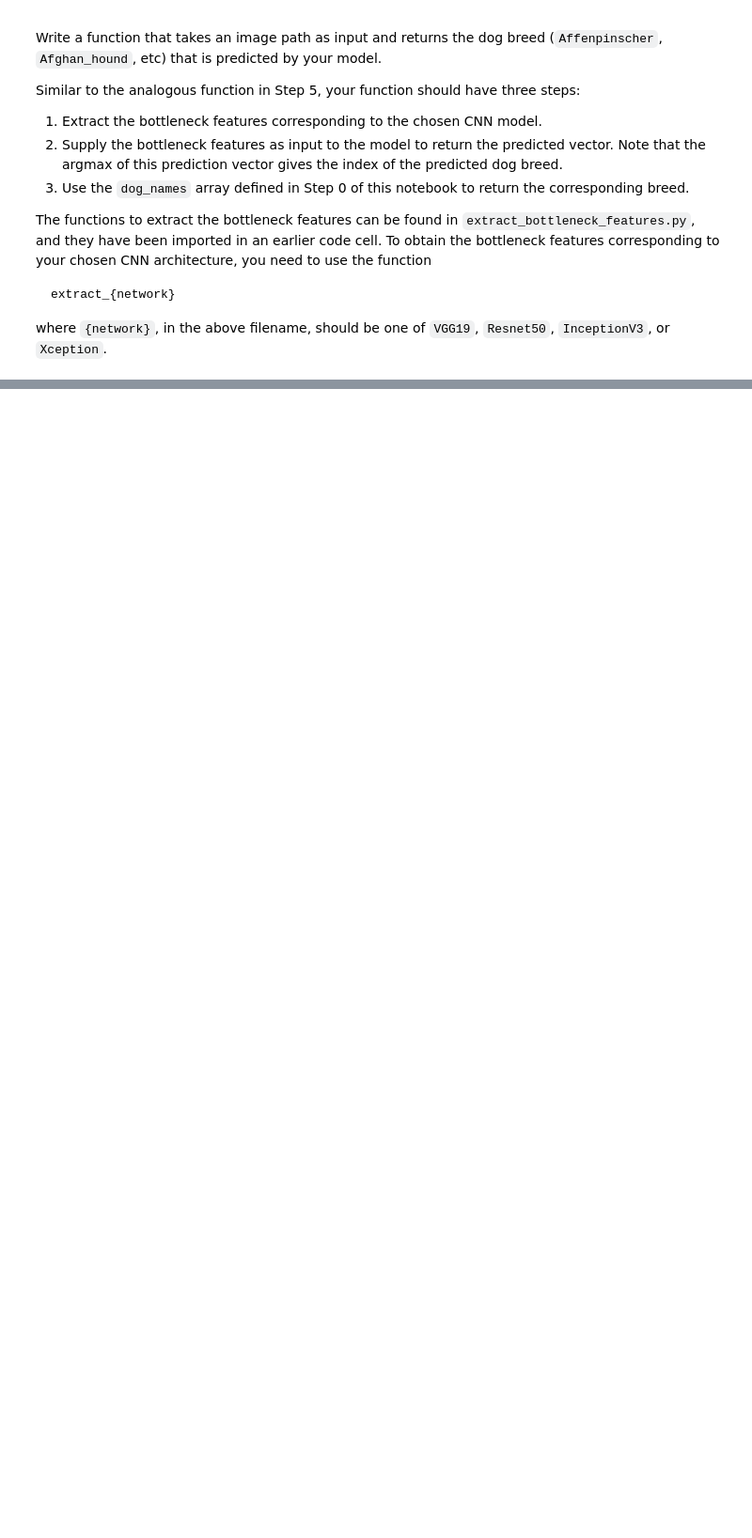
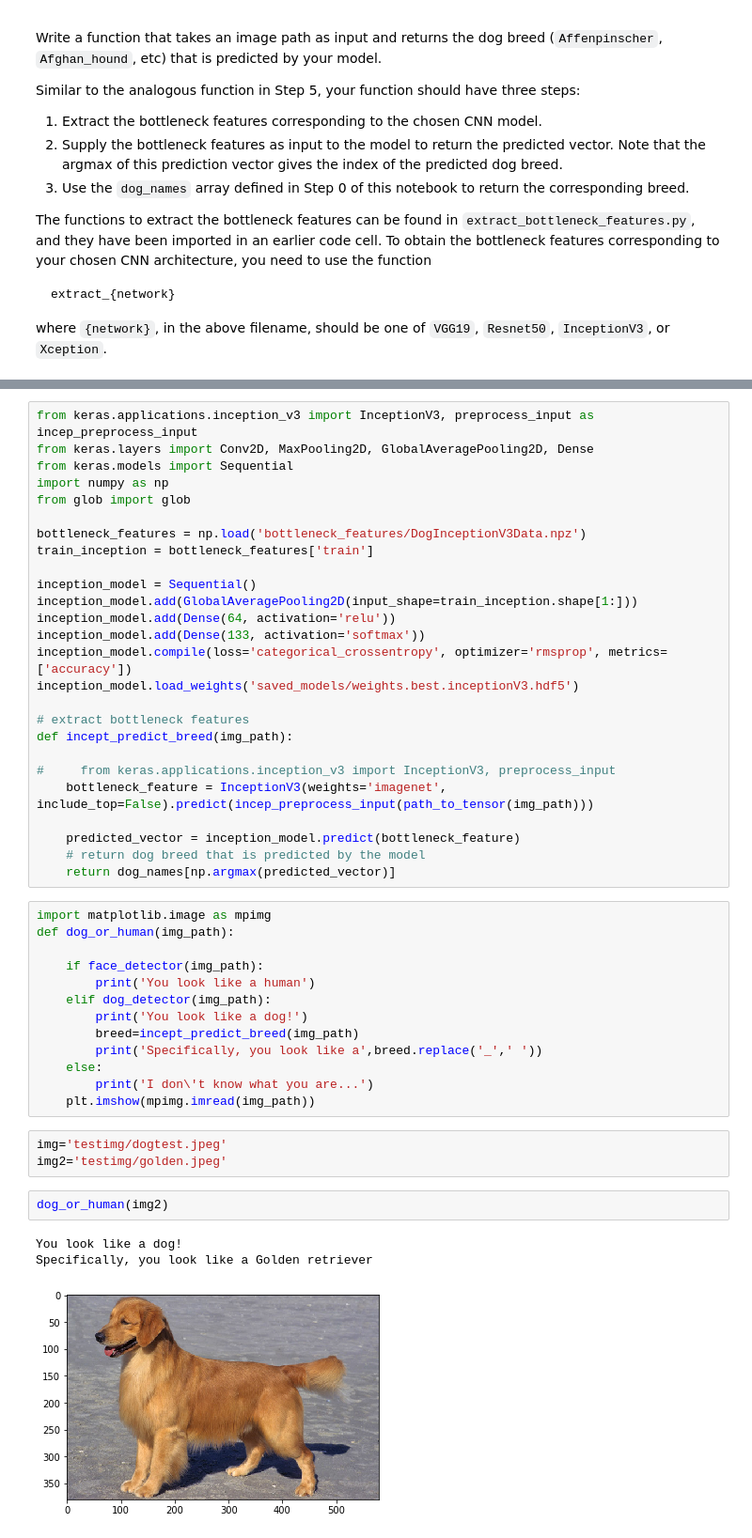
Before and after one commit to mccormd1/Dog_Breed_CNN, a Jupyter notebook: dog_app.ipynb, the cells around one changed output, grey strips where cells are left out. Shown at 94% size. Cells and saved outputs as stored; diff of their text form; blank space fills up the shorter version.

```diff
--- a/dog_app.ipynb
+++ b/dog_app.ipynb
@@ -676,0 +792,48 @@ Some sample output for our algorithm is provided below, but feel free to design
+# %%
+from keras.applications.inception_v3 import InceptionV3, preprocess_input as incep_preprocess_input
+from keras.layers import Conv2D, MaxPooling2D, GlobalAveragePooling2D, Dense
+from keras.models import Sequential
+import numpy as np
+from glob import glob
+
+bottleneck_features = np.load('bottleneck_features/DogInceptionV3Data.npz')
+train_inception = bottleneck_features['train']
+
+inception_model = Sequential()
+inception_model.add(GlobalAveragePooling2D(input_shape=train_inception.shape[1:]))
+inception_model.add(Dense(64, activation='relu'))
+inception_model.add(Dense(133, activation='softmax'))
+inception_model.compile(loss='categorical_crossentropy', optimizer='rmsprop', metrics=['accuracy'])
+inception_model.load_weights('saved_models/weights.best.inceptionV3.hdf5')
+
+# extract bottleneck features
+def incept_predict_breed(img_path):
+
+#     from keras.applications.inception_v3 import InceptionV3, preprocess_input
+    bottleneck_feature = InceptionV3(weights='imagenet', include_top=False).predict(incep_preprocess_input(path_to_tensor(img_path)))
+
+    predicted_vector = inception_model.predict(bottleneck_feature)
+    # return dog breed that is predicted by the model
+    return dog_names[np.argmax(predicted_vector)]
+# %%
+import matplotlib.image as mpimg
+def dog_or_human(img_path):
+
+    if face_detector(img_path):
+        print('You look like a human')
+    elif dog_detector(img_path):
+        print('You look like a dog!')
+        breed=incept_predict_breed(img_path)
+        print('Specifically, you look like a',breed.replace('_',' '))
+    else:
+        print('I don\'t know what you are...')
+    plt.imshow(mpimg.imread(img_path))
+# %%
+img='testimg/dogtest.jpeg'
+img2='testimg/golden.jpeg'
+# %%
+dog_or_human(img2)
+# %% [output]
+You look like a dog!
+Specifically, you look like a Golden retriever
+[figure, added]
```
Also changed, not shown: parts of 35 cells of this notebook.
